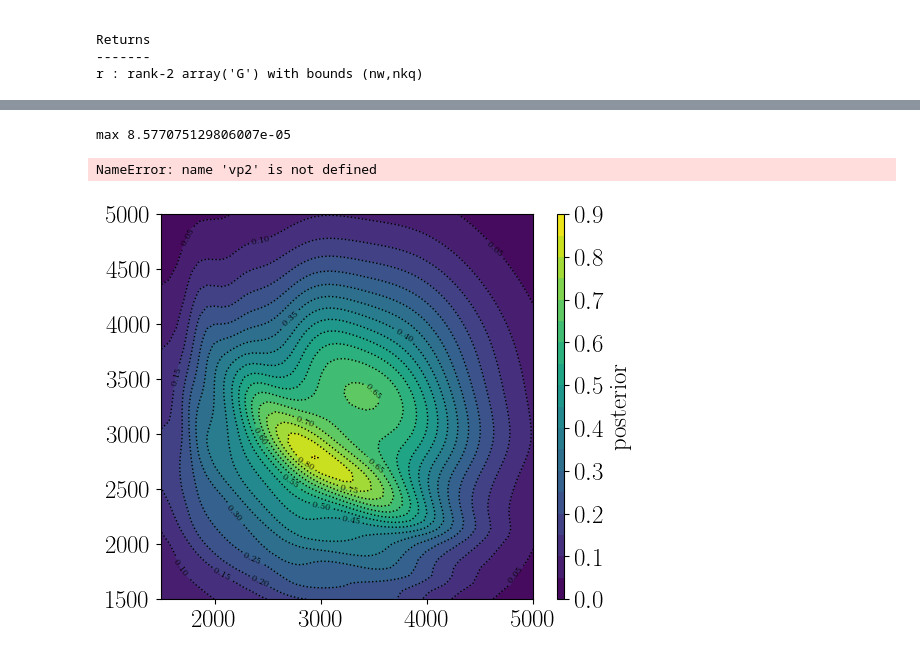
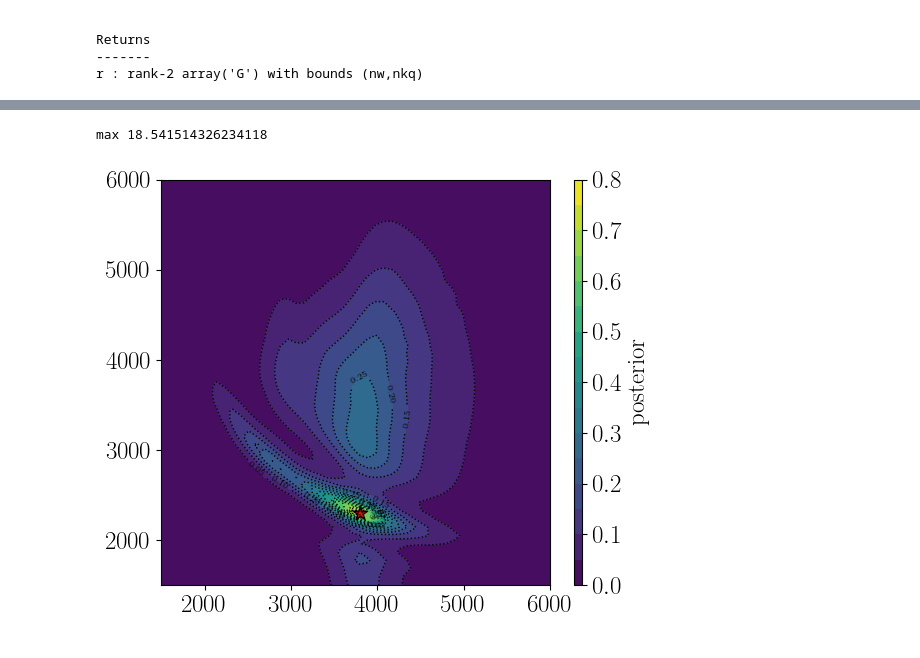
Before and after one commit to pmarchne/reflectivity-acoustic, a Jupyter notebook: notebooks/L2_cost.ipynb, the cells around one changed output, grey strips where cells are left out. Saved outputs shown, nothing was run; the diff lists cells and outputs as text; code cells hidden in the pictures.

```diff
--- a/notebooks/L2_cost.ipynb
+++ b/notebooks/L2_cost.ipynb
@@ -146,6 +140,6 @@ misfit 10 =  0.00013668849992925627
 # %%
-vps[2] = 2800.
-vps[3] = 3500.
-layers_test = update_from_arrays(layers, vps=vps)
-d_cal = forward(layers_test, acq, param, nq_prop=nquad, free_surface=fs)
+#vps[2] = 2800.
+#vps[3] = 3500.
+#layers_test = update_from_arrays(layers, vps=vps)
+#d_cal = forward(layers_test, acq, param, nq_prop=nquad, free_surface=fs)
 # %%
@@ -168,6 +160,6 @@ misfit noisy =  1.6634860691925557
 # %%
-vp_min, vp_max, npts = 1500, 5000, 50
-vp_min2, vp_max2 = 1500, 5000
+vp_min, vp_max, npts = 1500, 6000, 50
+vp_min2, vp_max2 = 1500, 6000
 
 #vp0, vp1, vp2 = 1900., 2800., 4200.
 
@@ -186,16 +178,18 @@ start_time = time.time()
 for i in range(npts):
     for j in range(npts):
         point = np.array([xgrid[i, j], ygrid[i, j]])
-        vps[2], vps[3] = point[0], point[1]
-        layers = update_from_arrays(layers, vps=vps)
+        VP = np.array([vps[0], vps[1], point[0], point[1], vps[4]])
+        #VP = np.array([vps[0], point[0], point[1], vps[3], vps[4]])
+        #VP = np.array([vps[0], vps[1], vps[2], point[0], point[1]])
+        layers = update_from_arrays(layers, vps=VP)
         dcal = forward(layers, acq, param, free_surface=fs, nq_prop=nquad)
-        COST[i,j] = l2_misfit(dcal, d_obs, std_noise=1.)
+        COST[i,j] = l2_misfit(dcal, d_obs, std_noise=std_noise)
         COST1[i,j] = l2_misfit_nobs(dcal, d_obs, ind_obs=[6])
-        COST2[i,j] = l2_misfit_nobs(dcal, d_obs, ind_obs=[12, 24])
-        COST4[i,j] = l2_misfit_nobs(dcal, d_obs, ind_obs=[9, 15, 21, 27])
-        COST5[i,j] = l2_misfit_nobs(dcal, d_obs, ind_obs=[0, 6, 12, 18, 24, 30])
-        COST5_bis[i,j] = l2_misfit_nobs(dcal, d_obs, ind_obs=[15, 16, 17, 18, 19])
-        COST10[i,j] = l2_misfit_nobs(dcal, d_obs, ind_obs=[0, 3, 6, 9, 12, 15, 18, 21, 24, 27, 30])
+        #COST2[i,j] = l2_misfit_nobs(dcal, d_obs, ind_obs=[12, 24])
+        #COST4[i,j] = l2_misfit_nobs(dcal, d_obs, ind_obs=[9, 15, 21, 27])
+        #COST5[i,j] = l2_misfit_nobs(dcal, d_obs, ind_obs=[0, 6, 12, 18, 24, 30])
+        #COST5_bis[i,j] = l2_misfit_nobs(dcal, d_obs, ind_obs=[15, 16, 17, 18, 19])
+        #COST10[i,j] = l2_misfit_nobs(dcal, d_obs, ind_obs=[0, 3, 6, 9, 12, 15, 18, 21, 24, 27, 30])
 
 elapsed_time = time.time() - start_time
 print(f"generated misfit map in {elapsed_time:.3f} seconds.")
@@ -265,27 +250,26 @@ def gaussian_prior_2d(xgrid, ygrid, mean, std):
     return np.exp(exponent)
 
 vp_mean = [3000., 3000.]
-std = [1000, 1000]   # sqrt of diagonal cov
+std = [1500, 1500]   # sqrt of diagonal cov
 # Compute prior
 prior = gaussian_prior_2d(xgrid, ygrid, vp_mean, std)
 # Compute posterior
-likelihood = np.exp(-(COST/np.max(COST)))
+likelihood = np.exp(-5.*(COST/np.max(COST)))
 print("max", np.max(COST))
 posterior = prior * likelihood
 # %% [output]
-max 8.577075129806007e-05
+max 18.541514326234118
 # %%
 plt.figure(figsize=(6, 5))
 contour_lines = plt.contour(xgrid, ygrid, posterior, levels=16,
                                     colors="black", linewidths=1., linestyles="dotted")
 plt.clabel(contour_lines, inline=True, fontsize=6, fmt="%.2f")  # Add isovalue labels
 plt.contourf(xgrid, ygrid, posterior, levels=16, cmap="viridis")
 plt.colorbar(label="posterior", aspect=50)
-plt.scatter(vp2, vp3, s=115, c="red", marker='*', alpha=1, edgecolors='k')
+plt.scatter(vp_ref[0], vp_ref[1], s=115, c="red", marker='*', alpha=1, edgecolors='k')
 plt.xlim([vp_min, vp_max])
 plt.ylim([vp_min2, vp_max2])
 plt.tight_layout()
 plt.show()
 # %% [output]
-NameError: name 'vp2' is not defined
-[figure, old version]
+[figure, new version]
```
Also changed, not shown: parts of 8 cells of this notebook, 19 other files.
